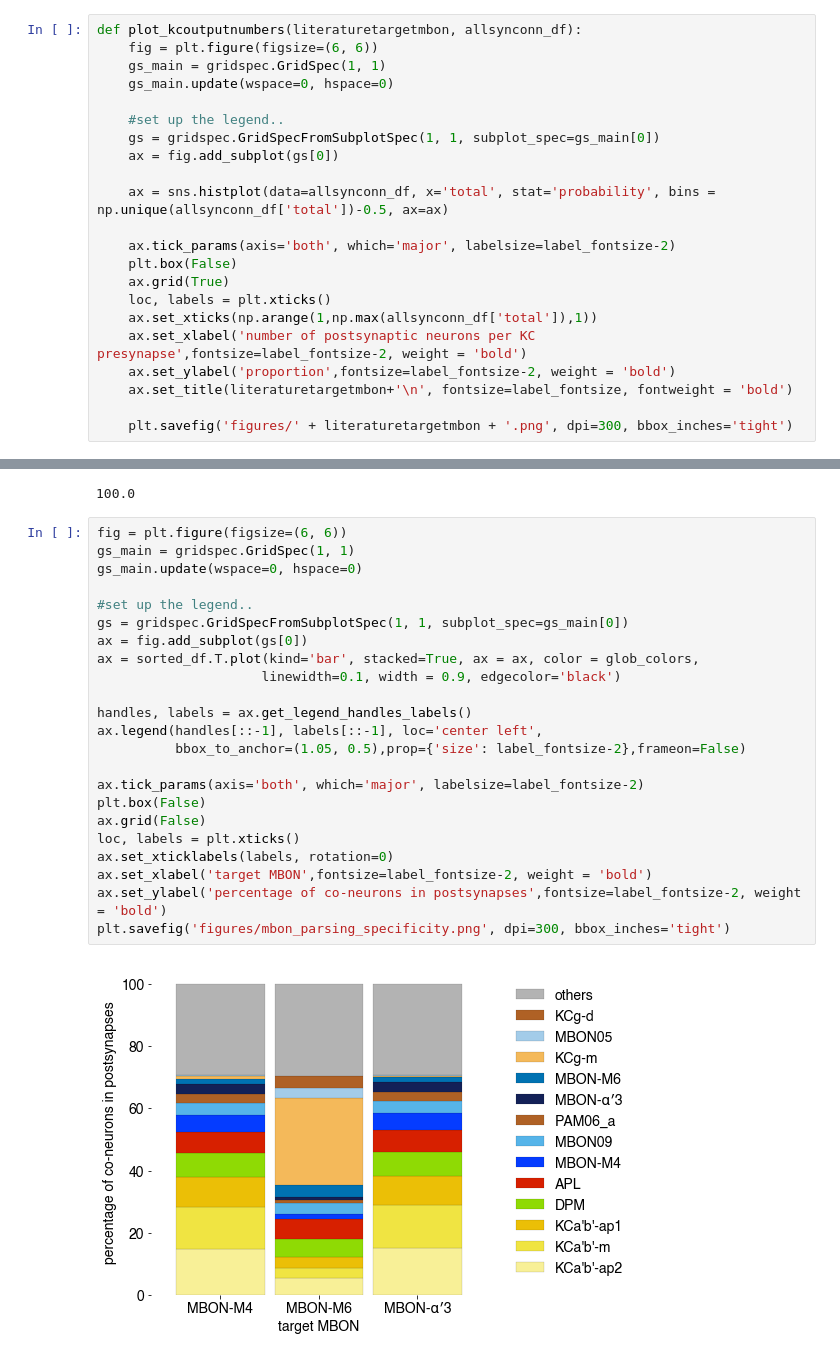
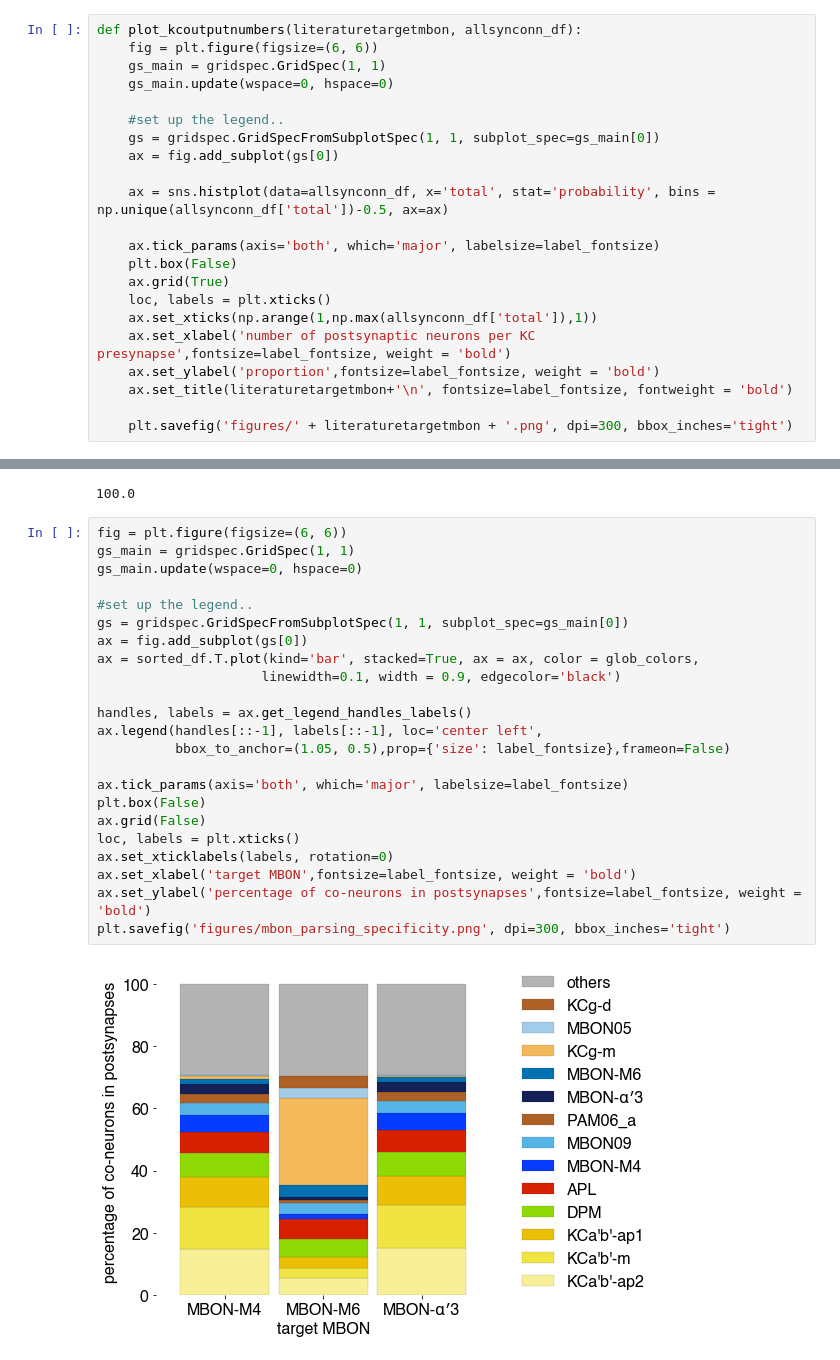
Before and after one commit to jagannathancolabs/2022_postsynapticplasticity, a Jupyter notebook: python/kcmbon_postsynapticspecificity.ipynb, the cells around one changed output, grey strips where cells are left out. Saved outputs shown, nothing was run; the diff lists cells and outputs as text.

```diff
--- a/python/kcmbon_postsynapticspecificity.ipynb
+++ b/python/kcmbon_postsynapticspecificity.ipynb
@@ -272,13 +283,13 @@ def plot_kcoutputnumbers(literaturetargetmbon, allsynconn_df):
 
     ax = sns.histplot(data=allsynconn_df, x='total', stat='probability', bins = np.unique(allsynconn_df['total'])-0.5, ax=ax)
 
-    ax.tick_params(axis='both', which='major', labelsize=label_fontsize-2)
+    ax.tick_params(axis='both', which='major', labelsize=label_fontsize)
     plt.box(False)
     ax.grid(True)
     loc, labels = plt.xticks()
     ax.set_xticks(np.arange(1,np.max(allsynconn_df['total']),1))
-    ax.set_xlabel('number of postsynaptic neurons per KC presynapse',fontsize=label_fontsize-2, weight = 'bold')
-    ax.set_ylabel('proportion',fontsize=label_fontsize-2, weight = 'bold')
+    ax.set_xlabel('number of postsynaptic neurons per KC presynapse',fontsize=label_fontsize, weight = 'bold')
+    ax.set_ylabel('proportion',fontsize=label_fontsize, weight = 'bold')
     ax.set_title(literaturetargetmbon+'\n', fontsize=label_fontsize, fontweight = 'bold')
 
     plt.savefig('figures/' + literaturetargetmbon + '.png', dpi=300, bbox_inches='tight')
@@ -577,25 +584,25 @@ sorted_df['MBON-M4'].sum()
 # %%
 fig = plt.figure(figsize=(6, 6))
 gs_main = gridspec.GridSpec(1, 1)
 gs_main.update(wspace=0, hspace=0)
 
 #set up the legend..
 gs = gridspec.GridSpecFromSubplotSpec(1, 1, subplot_spec=gs_main[0])
 ax = fig.add_subplot(gs[0])
 ax = sorted_df.T.plot(kind='bar', stacked=True, ax = ax, color = glob_colors,
                      linewidth=0.1, width = 0.9, edgecolor='black')
 
 handles, labels = ax.get_legend_handles_labels()
 ax.legend(handles[::-1], labels[::-1], loc='center left',
-          bbox_to_anchor=(1.05, 0.5),prop={'size': label_fontsize-2},frameon=False)
+          bbox_to_anchor=(1.05, 0.5),prop={'size': label_fontsize},frameon=False)
 
-ax.tick_params(axis='both', which='major', labelsize=label_fontsize-2)
+ax.tick_params(axis='both', which='major', labelsize=label_fontsize)
 plt.box(False)
 ax.grid(False)
 loc, labels = plt.xticks()
 ax.set_xticklabels(labels, rotation=0)
-ax.set_xlabel('target MBON',fontsize=label_fontsize-2, weight = 'bold')
-ax.set_ylabel('percentage of co-neurons in postsynapses',fontsize=label_fontsize-2, weight = 'bold')
+ax.set_xlabel('target MBON',fontsize=label_fontsize, weight = 'bold')
+ax.set_ylabel('percentage of co-neurons in postsynapses',fontsize=label_fontsize, weight = 'bold')
 plt.savefig('figures/mbon_parsing_specificity.png', dpi=300, bbox_inches='tight')
 # %% [output]
-[figure, old version]
+[figure, new version]
```
Also changed, not shown: parts of 39 cells of this notebook, 10 other files.
